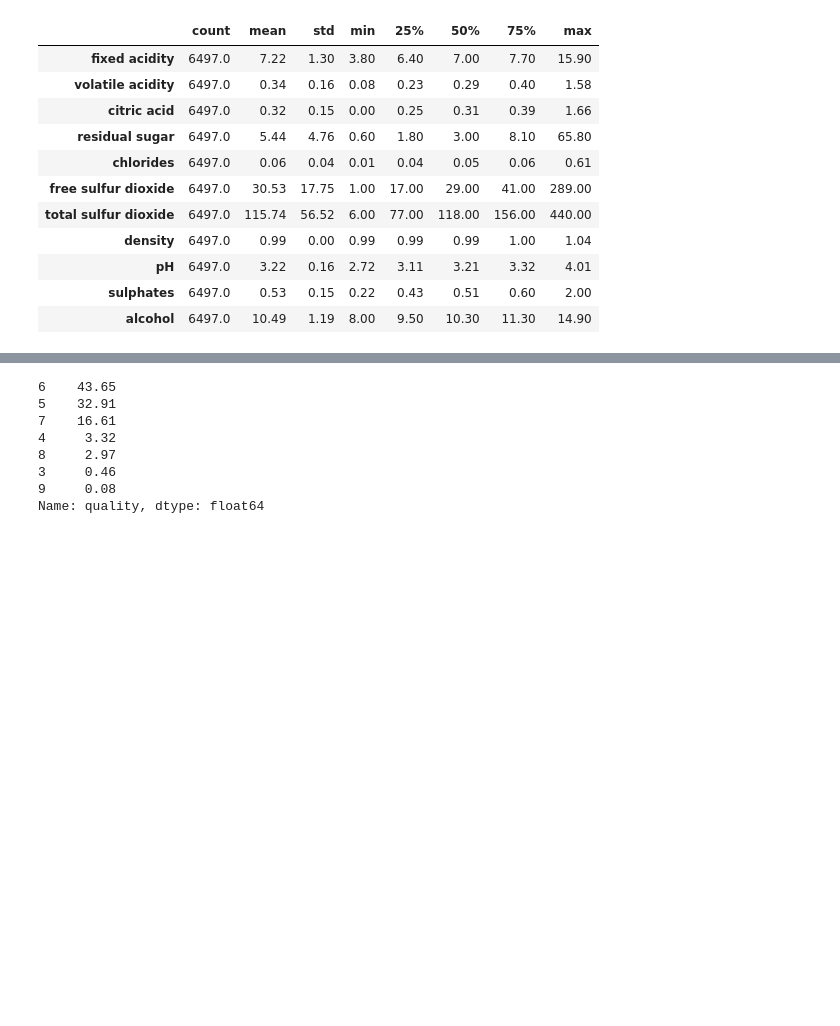
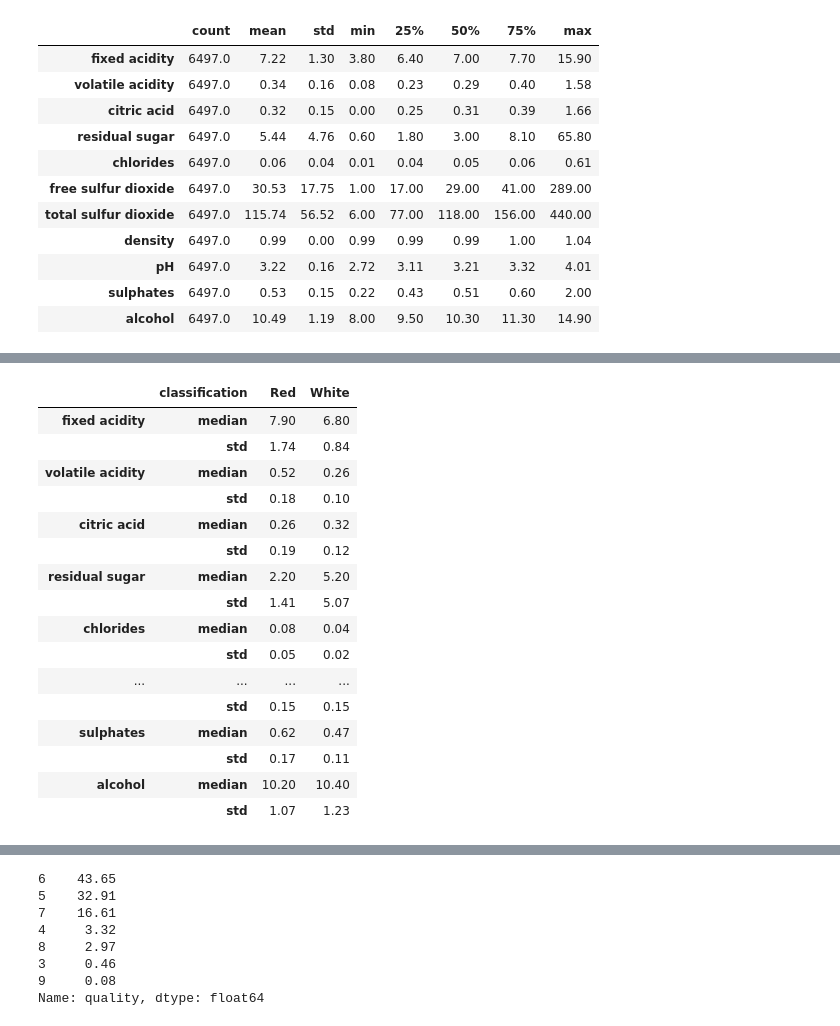
Before and after one commit to barbosarafael/DS_Avancado, a Jupyter notebook: wine_projeto/notebook_projeto.ipynb, the cells around one changed output, grey strips where cells are left out. Cells and saved outputs as stored; diff of their text form; code cells hidden in the pictures; blank space fills up the shorter version.

```diff
--- a/wine_projeto/notebook_projeto.ipynb
+++ b/wine_projeto/notebook_projeto.ipynb
@@ -69,0 +85,20 @@ banco.drop(["classification", "quality"], axis = 1).describe().T.round(2)
+# %%
+banco.drop("quality", axis = 1).groupby("classification").aggregate(["median", "std"]).T.round(2)
+# %% [output]
+|  | classification | Red | White |
+| fixed acidity | median | 7.90 | 6.80 |
+|  | std | 1.74 | 0.84 |
+| volatile acidity | median | 0.52 | 0.26 |
+|  | std | 0.18 | 0.10 |
+| citric acid | median | 0.26 | 0.32 |
+|  | std | 0.19 | 0.12 |
+| residual sugar | median | 2.20 | 5.20 |
+|  | std | 1.41 | 5.07 |
+| chlorides | median | 0.08 | 0.04 |
+|  | std | 0.05 | 0.02 |
+| ... | ... | ... | ... |
+|  | std | 0.15 | 0.15 |
+| sulphates | median | 0.62 | 0.47 |
+|  | std | 0.17 | 0.11 |
+| alcohol | median | 10.20 | 10.40 |
+|  | std | 1.07 | 1.23 |
```
Also changed, not shown: parts of 16 cells of this notebook.
